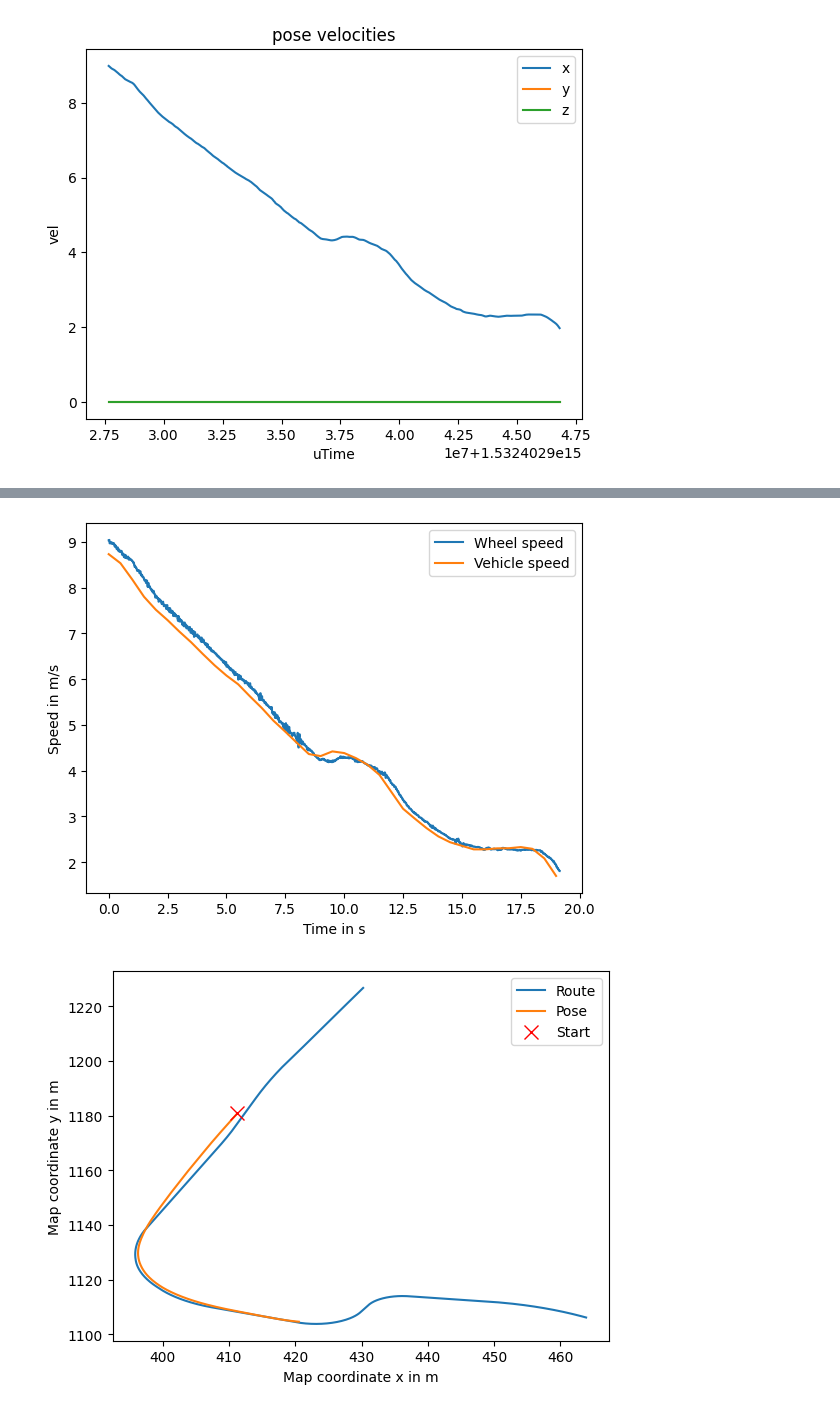
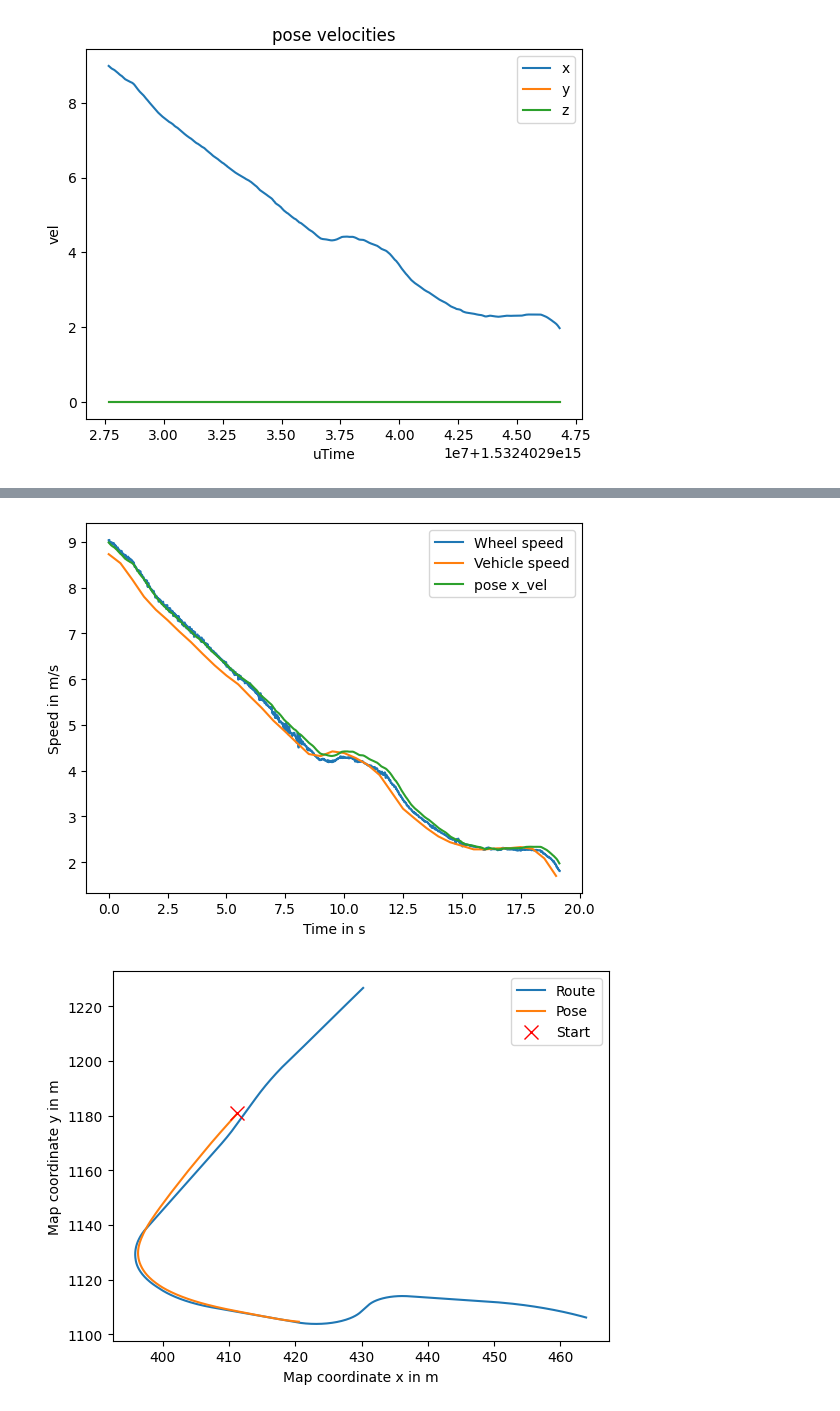
Before and after one commit to furrrow/nuscenes-devkit, a Jupyter notebook: python-sdk/tutorials/nuscenes_demo.ipynb, the cells around one changed output, grey strips where cells are left out. Drawn from its saved outputs; the diff is of its cells as text; code cells hidden in the pictures.

```diff
--- a/python-sdk/tutorials/nuscenes_demo.ipynb
+++ b/python-sdk/tutorials/nuscenes_demo.ipynb
@@ -4,6 +4,7 @@ from nuscenes.nuscenes import NuScenes
 import matplotlib.pyplot as plt
 import numpy as np
 # %%
-nusc = NuScenes(version='v1.0-mini', dataroot='/media/jim/Hard Disk/nuscenes_data/sets/nuscenes', verbose=True)
+# nusc = NuScenes(version='v1.0-mini', dataroot='/media/jim/Hard Disk/nuscenes_data/sets/nuscenes', verbose=True)
+nusc = NuScenes(version='v1.0-trainval', dataroot='/media/jim/Hard Disk/nuscenes_data/sets/nuscenes', verbose=True)
 # %% [output]
 ======
@@ -339,28 +320,38 @@ Text(0, 0.5, 'val')
 # %%
 import numpy as np
 import matplotlib.pyplot as plt
 
-# Retrieve raw data.
+# Zoe Vehicle Info, 100hz
 wheel_speed = nusc_can.get_messages(scene_name, 'zoe_veh_info')
 wheel_speed = np.array([(m['utime'], m['FL_wheel_speed']) for m in wheel_speed])
 
+# vehicle monitor, 2hz
 veh_speed = nusc_can.get_messages(scene_name, 'vehicle_monitor')
 veh_speed = np.array([(m['utime'], m['vehicle_speed']) for m in veh_speed])
+
+# pose, 50hz
+pose = nusc_can.get_messages(scene_name, 'pose')
+pose_vel = np.array([(m['utime'], m['vel'][0], m['vel'][1], m['vel'][2]) for m in pose])
+# plt.plot(pose_vel[:, 0], pose_vel[:, 1])
+# plt.plot(pose_vel[:, 0], pose_vel[:, 2])
+# plt.plot(pose_vel[:, 0], pose_vel[:, 3])
 
 # Convert to m/s.
 radius = 0.305  # Known Zoe wheel radius in meters.
 circumference = 2 * np.pi * radius
 wheel_speed[:, 1] *= circumference / 60
 veh_speed[:, 1] *= 1 / 3.6
 
 # Normalize time.
 wheel_speed[:, 0] = (wheel_speed[:, 0] - wheel_speed[0, 0]) / 1e6
 veh_speed[:, 0] = (veh_speed[:, 0] - veh_speed[0, 0]) / 1e6
+pose_vel[:, 0] = (pose_vel[:, 0] - pose_vel[0, 0]) / 1e6
 plt.plot(wheel_speed[:, 0], wheel_speed[:, 1])
 plt.plot(veh_speed[:, 0], veh_speed[:, 1])
+plt.plot(pose_vel[:, 0], pose_vel[:, 1])
 plt.xlabel('Time in s')
 plt.ylabel('Speed in m/s')
-plt.legend(['Wheel speed', 'Vehicle speed']);
+plt.legend(['Wheel speed', 'Vehicle speed', 'pose x_vel']);
 # %% [output]
-[figure, old version]
+[figure, new version]
 # %%
```
Also changed, not shown: parts of 9 cells of this notebook, 2 other files.
